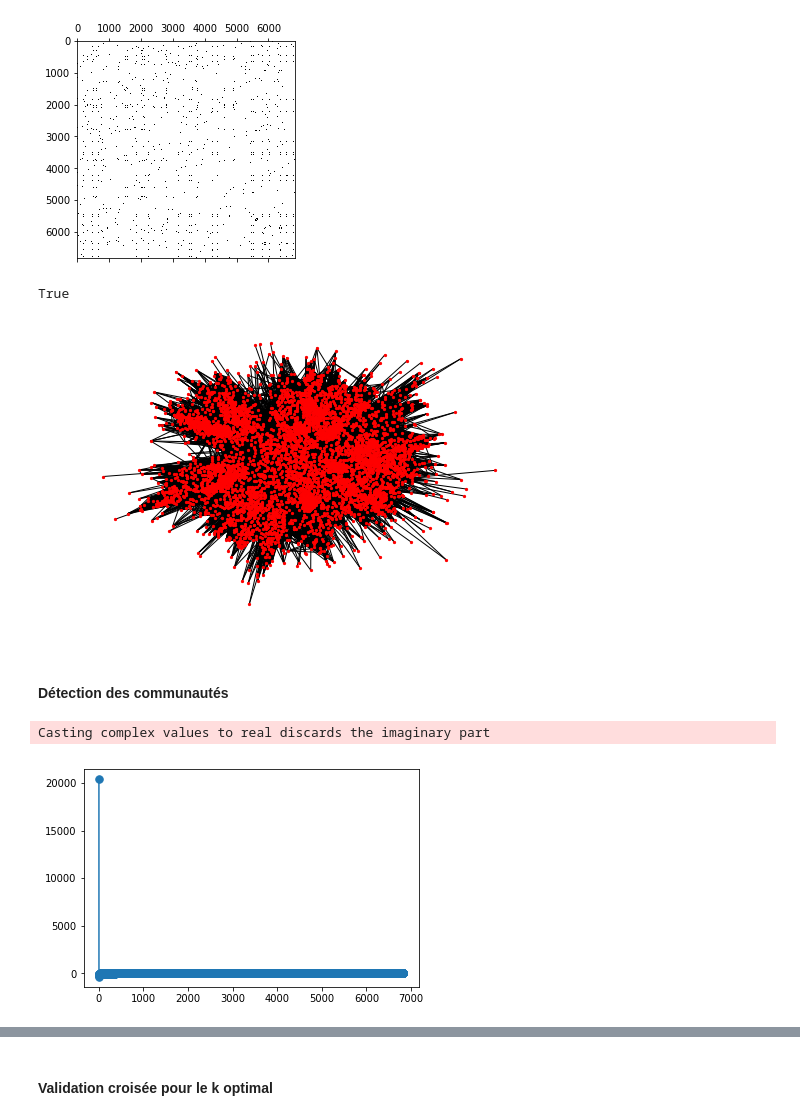
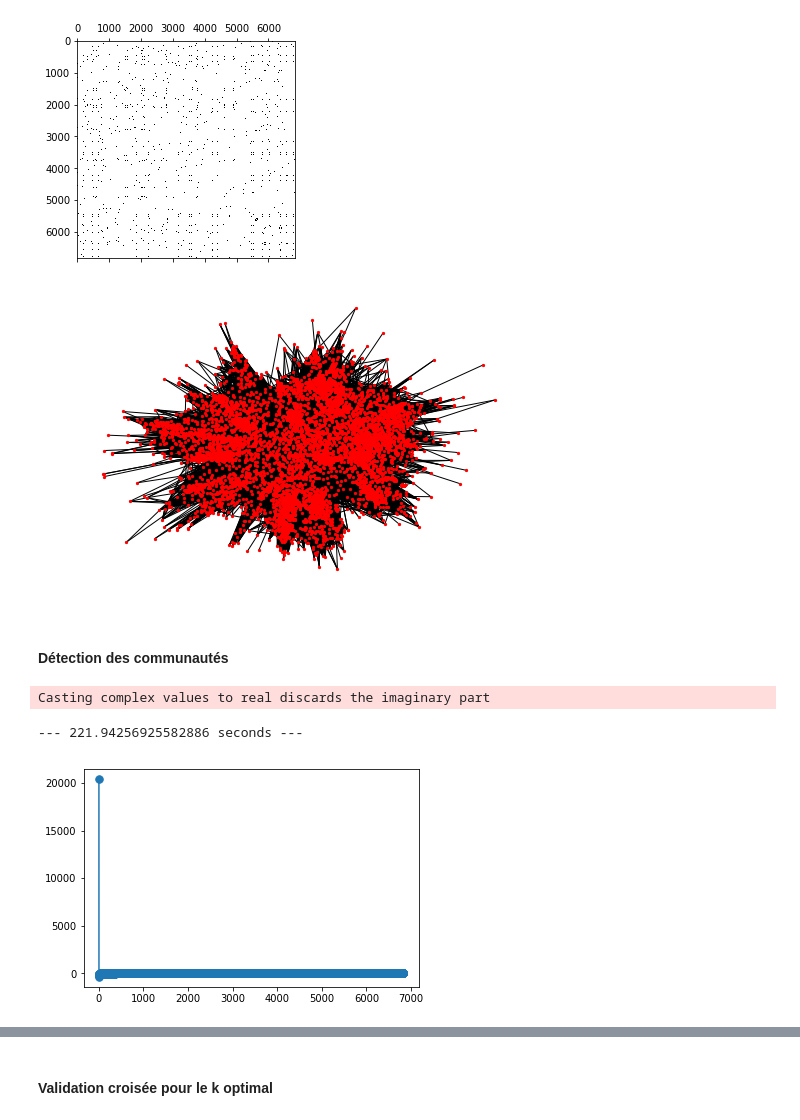
Before and after one commit to sallfatima/Projet-TAA, a Jupyter notebook: Projet_TAA.ipynb, the cells around one changed output, grey strips where cells are left out. Drawn from its saved outputs; the diff is of its cells as text; code cells hidden in the pictures.

```diff
--- a/Projet_TAA.ipynb
+++ b/Projet_TAA.ipynb
@@ -271,22 +347,19 @@ plt.spy(adj.todense())
 # %% [output]
 <matplotlib.image.AxesImage at 0x...>
 [figure]
-# %%
-
-
-(adj != adj.T).count_nonzero() == 0
-# %% [output]
-True
 # %%
-#nx.draw(g, node_size=5, figsize=(15, 15))
+nx.draw(g, node_size=5, figsize=(15, 15))
 # %% [output]
-[figure, old version]
+[figure, new version]
 # %% [markdown]
 #### Détection des communautés
 # %%
 k=2
 w = nx.adjacency_matrix(g)
+start_time = time.time()
 centroid_ , labels, score = spectralClustering(w,k)
+print("--- %s seconds ---" % (time.time() - start_time))
 # %% [output]
 Casting complex values to real discards the imaginary part
+--- 221.94256925582886 seconds ---
 [figure]
```
Also changed, not shown: parts of 27 cells of this notebook.
